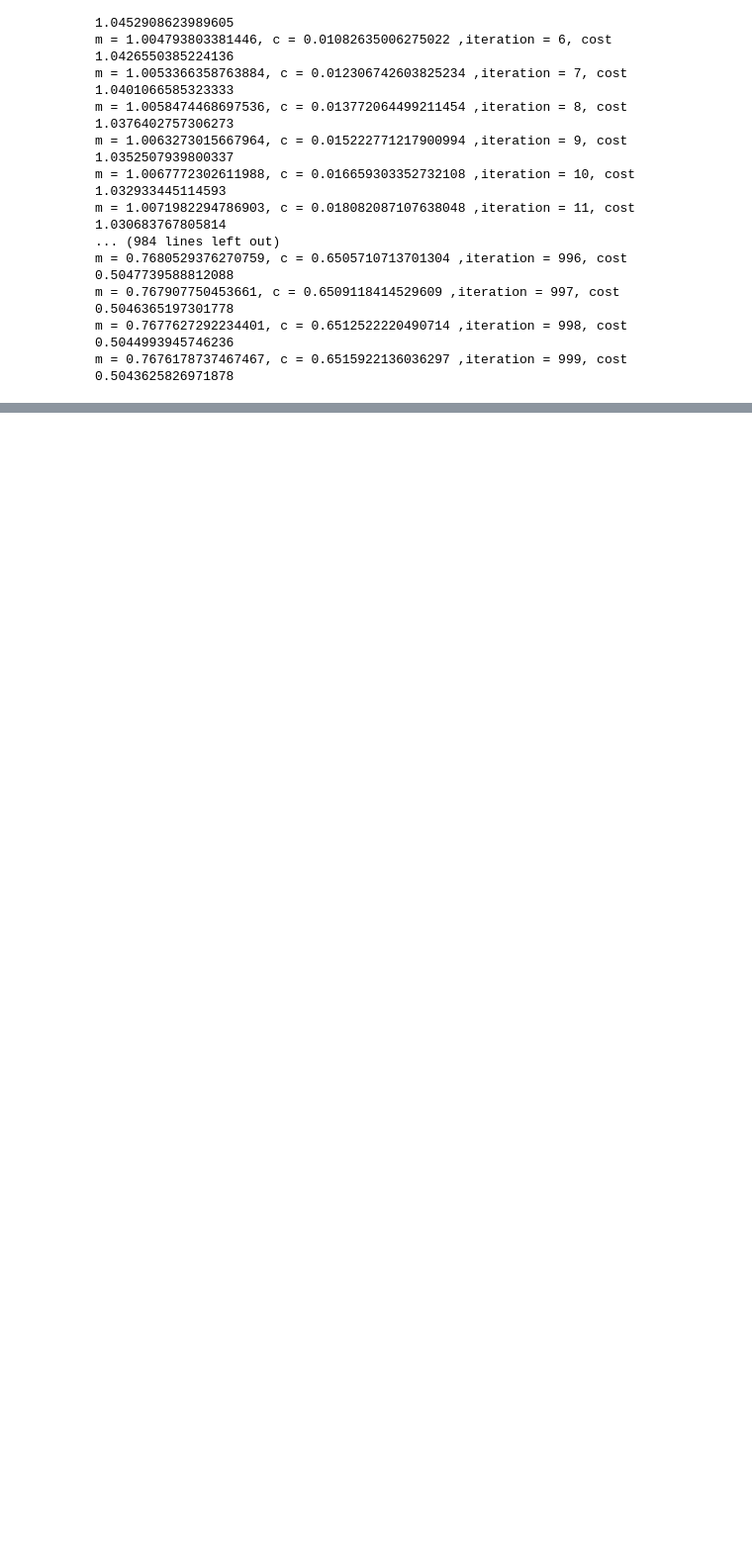
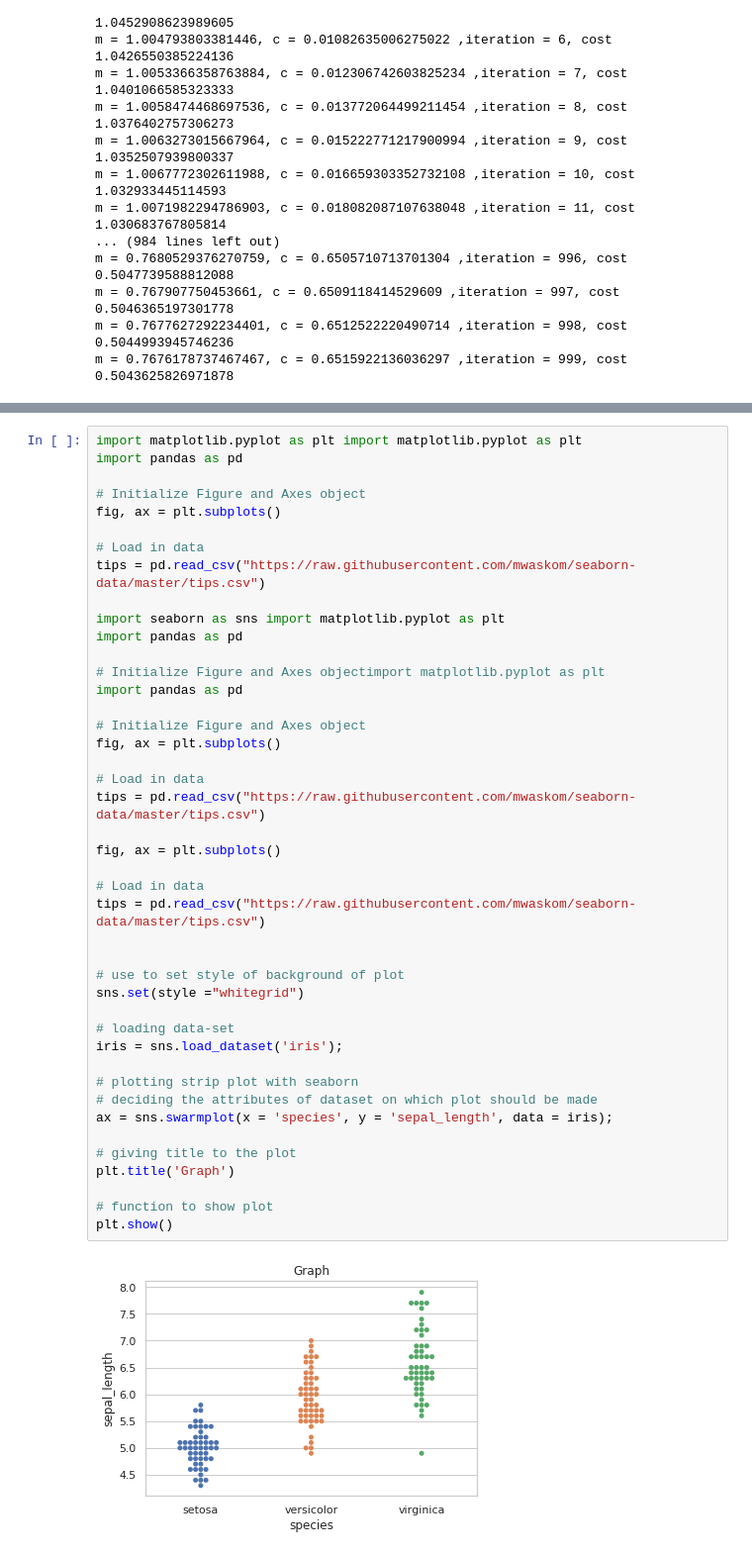
Before and after one commit to Suresh4c5/VITBML-EDA, a Jupyter notebook: Untitled4.ipynb, the cells around one changed output, grey strips where cells are left out. Shown at 99% size. Saved outputs shown, nothing was run; the diff lists cells and outputs as text; blank space fills up the shorter version.

```diff
--- a/Untitled4.ipynb
+++ b/Untitled4.ipynb
@@ -42,0 +85,45 @@ m = 0.7676178737467467, c = 0.6515922136036297 ,iteration = 999, cost 0.50436258
+# %%
+import matplotlib.pyplot as plt import matplotlib.pyplot as plt
+import pandas as pd
+
+# Initialize Figure and Axes object
+fig, ax = plt.subplots()
+
+# Load in data
+tips = pd.read_csv("https://raw.githubusercontent.com/mwaskom/seaborn-data/master/tips.csv")
+
+import seaborn as sns import matplotlib.pyplot as plt
+import pandas as pd
+
+# Initialize Figure and Axes objectimport matplotlib.pyplot as plt
+import pandas as pd
+
+# Initialize Figure and Axes object
+fig, ax = plt.subplots()
+
+# Load in data
+tips = pd.read_csv("https://raw.githubusercontent.com/mwaskom/seaborn-data/master/tips.csv")
+
+fig, ax = plt.subplots()
+
+# Load in data
+tips = pd.read_csv("https://raw.githubusercontent.com/mwaskom/seaborn-data/master/tips.csv")
+
+
+# use to set style of background of plot
+sns.set(style ="whitegrid")
+
+# loading data-set
+iris = sns.load_dataset('iris');
+
+# plotting strip plot with seaborn
+# deciding the attributes of dataset on which plot should be made
+ax = sns.swarmplot(x = 'species', y = 'sepal_length', data = iris);
+
+# giving title to the plot
+plt.title('Graph')
+
+# function to show plot
+plt.show()
+# %% [output]
+[figure, added]
```
Also changed, not shown: parts of 4 cells of this notebook.
